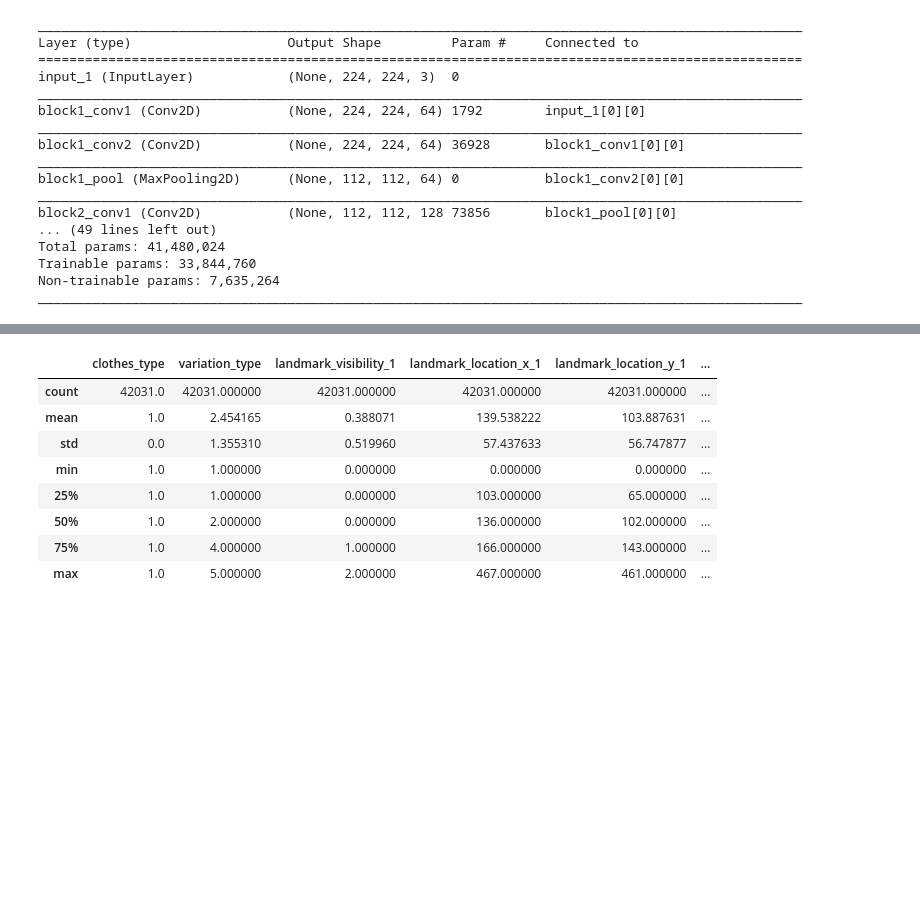
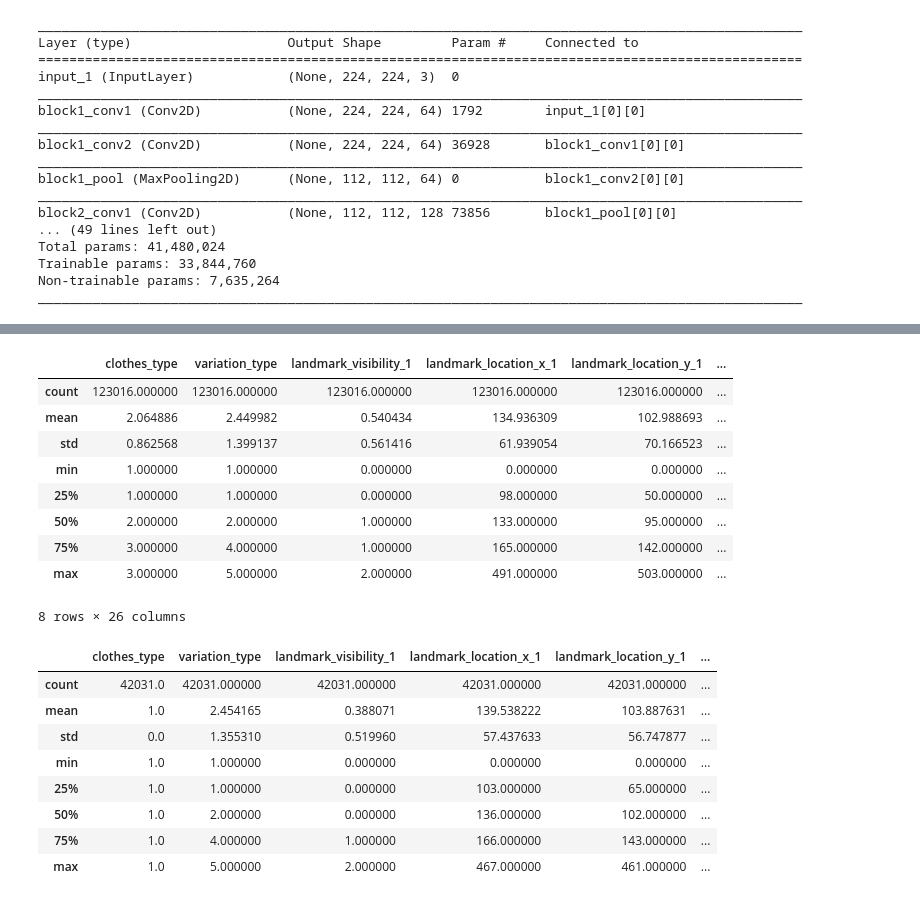
Before and after one commit to rizq97/regNet, a Jupyter notebook: BuildOwnFile.ipynb, the cells around one changed output, grey strips where cells are left out. Drawn from its saved outputs; the diff is of its cells as text; code cells hidden in the pictures; blank space fills up the shorter version.

```diff
--- a/BuildOwnFile.ipynb
+++ b/BuildOwnFile.ipynb
@@ -91,4 +99,17 @@ text.head()
 5 rows × 27 columns
+# %%
+text.describe()
+# %% [output]
+|  | clothes_type | variation_type | landmark_visibility_1 | landmark_location_x_1 | landmark_location_y_1 | ... |
+| count | 123016.000000 | 123016.000000 | 123016.000000 | 123016.000000 | 123016.000000 | ... |
+| mean | 2.064886 | 2.449982 | 0.540434 | 134.936309 | 102.988693 | ... |
+| std | 0.862568 | 1.399137 | 0.561416 | 61.939054 | 70.166523 | ... |
+| min | 1.000000 | 1.000000 | 0.000000 | 0.000000 | 0.000000 | ... |
+| 25% | 1.000000 | 1.000000 | 0.000000 | 98.000000 | 50.000000 | ... |
+| 50% | 2.000000 | 2.000000 | 1.000000 | 133.000000 | 95.000000 | ... |
+| 75% | 3.000000 | 4.000000 | 1.000000 | 165.000000 | 142.000000 | ... |
+| max | 3.000000 | 5.000000 | 2.000000 | 491.000000 | 503.000000 | ... |
+8 rows × 26 columns
 # %%
 upper=text[text.clothes_type ==1]
 
```
Also changed, not shown: parts of 20 cells of this notebook.
